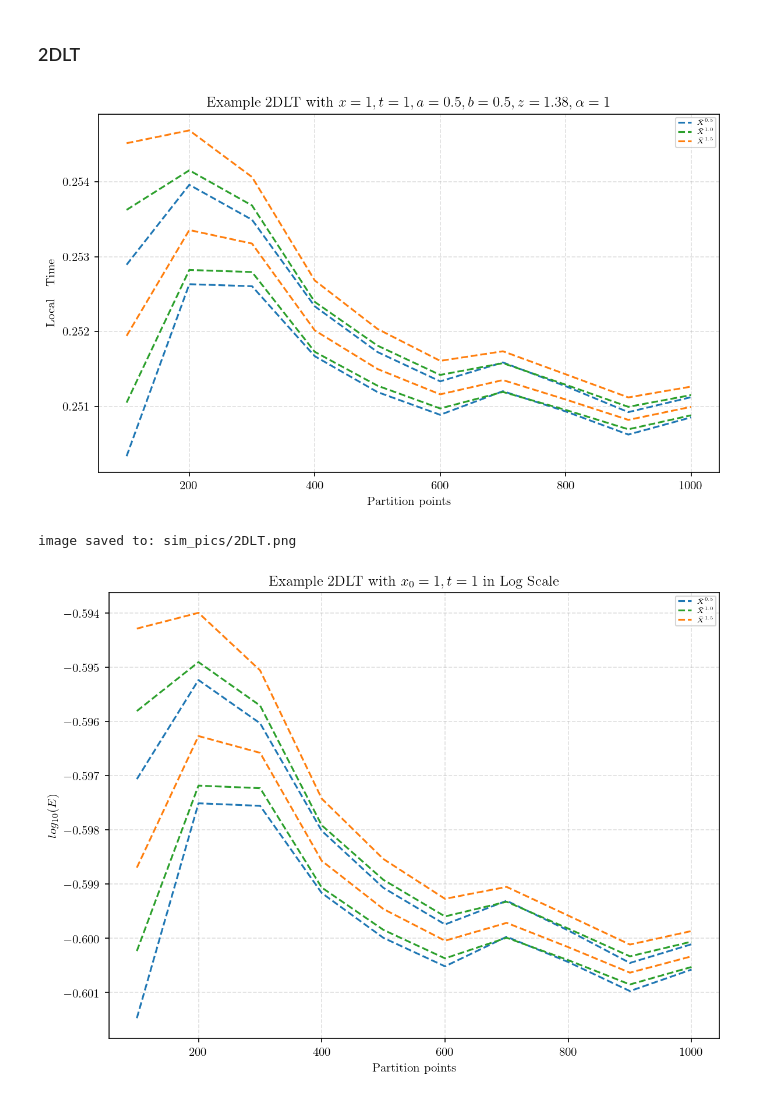
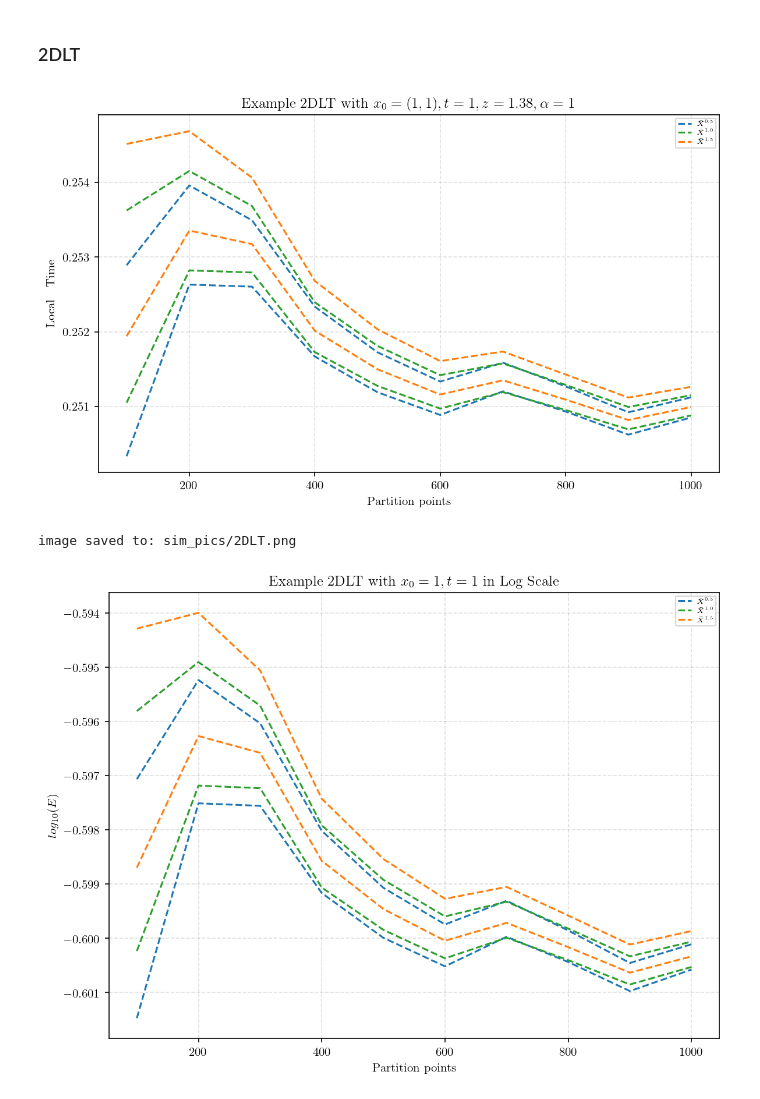
Before and after one commit to Andriyichenko/simulation, a Jupyter notebook: 2D/2D_plot.ipynb, the cells around one changed output. Drawn from its saved outputs; the diff is of its cells as text; code cells hidden in the pictures.

```diff
--- a/2D/2D_plot.ipynb
+++ b/2D/2D_plot.ipynb
@@ -142,35 +142,35 @@ Am_se_df2    = Am_std_df2  / np.sqrt(paths)
 A15_se_df2   = A15_std_df2 / np.sqrt(paths)
 
 # Confidence bands
 A_up_df2     = df2['A']     + z * A_se_df2
 A_low_df2    = df2['A']     - z * A_se_df2
 Am_up_df2    = df2['Am']    + z * Am_se_df2
 Am_low_df2   = df2['Am']    - z * Am_se_df2
 A15_up_df2   = df2['A_1.5'] + z * A15_se_df2
 A15_low_df2  = df2['A_1.5'] - z * A15_se_df2
 
 
 # グラフを描画
 plt.figure(figsize=(8, 5), dpi=150)  # dpi とは Dots Per Inch を意味する
 plt.plot(df2["points"], A_up_df2, linestyle="--", color="#1f77b4", label=r"$\bar{X}^{0.5}$")
 plt.plot(df2["points"], A_low_df2, linestyle="--", color="#1f77b4")
 plt.plot(df2["points"], Am_up_df2, linestyle="--", color="#2ca02c", label=r"$\bar{X}^{1.0}$ ")
 plt.plot(df2["points"], Am_low_df2, linestyle="--", color="#2ca02c")
 plt.plot(df2["points"], A15_up_df2, linestyle="--", color="#ff7f0e", label=r"$\bar{X}^{1.5}$ ")
 plt.plot(df2["points"], A15_low_df2, linestyle="--", color="#ff7f0e")
 
 
-plt.title(r'Example 2DLT with $x=1,t=1,a=0.5,b=0.5,z=1.38,\alpha=1$')
+plt.title(r'Example 2DLT with $x_0 =(1,1),t=1,z=1.38,\alpha=1$')
 plt.xlabel("Partition points")
 plt.ylabel("$\mathrm{Local\quad Time}$ ")
 plt.grid(True, linestyle="--", alpha=0.4)
 plt.legend(fontsize=5.5, loc='best')
 plt.tight_layout()  # 自動的にレイアウトを調整する
 plt.savefig(save_path, dpi=250, bbox_inches='tight')
 plt.show()
 print("image saved to:", save_path)
 # %% [output]
-[figure, old version]
+[figure, new version]
 image saved to: sim_pics/2DLT.png
 # %%
 #2DLT_log
```
Also changed, not shown: 3 other files.
